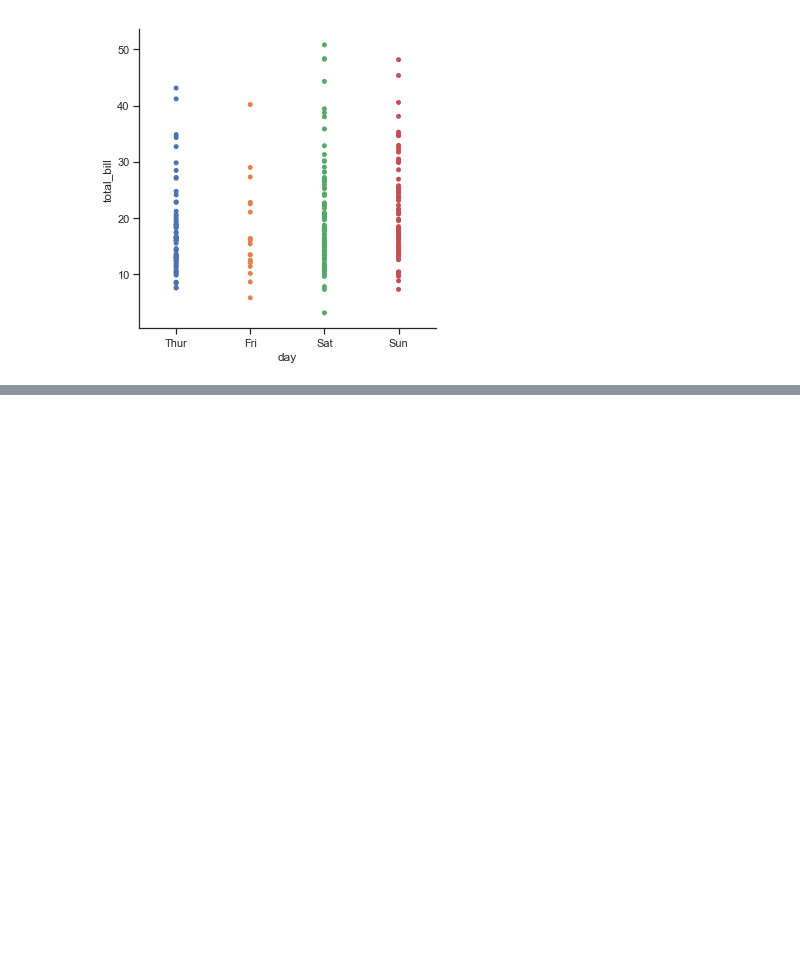
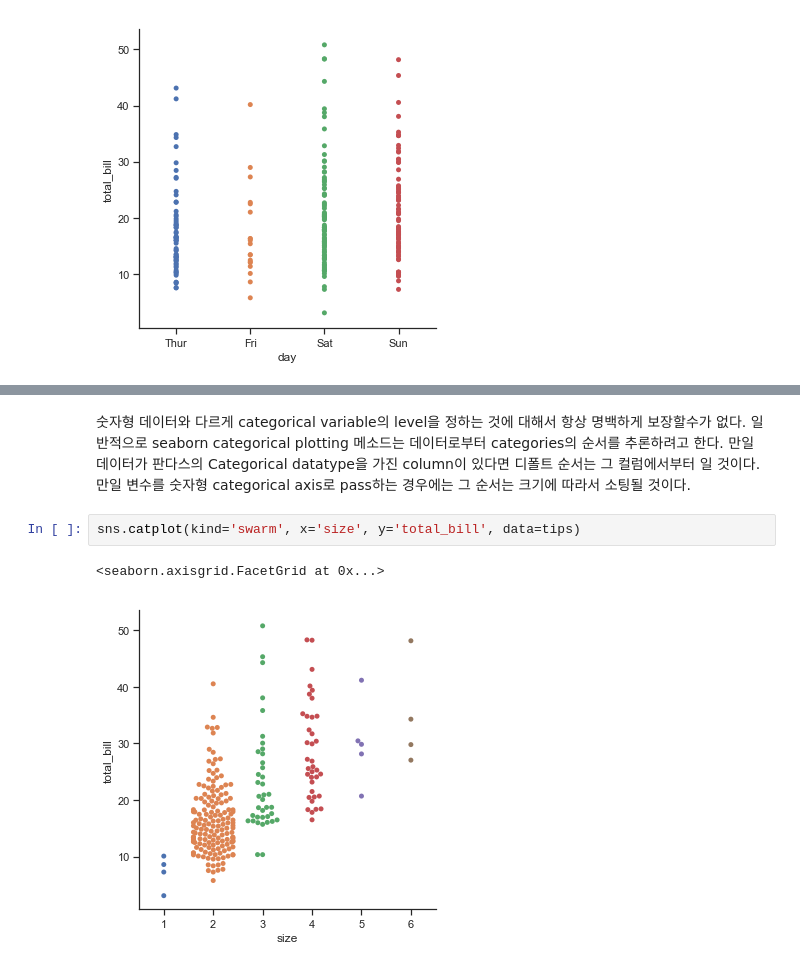
Before and after one commit to amzojh/kaggle, a Jupyter notebook: datavisualization_tutorial/Plotting_with_categrical_data.ipynb, the cells around one changed output, grey strips where cells are left out. Drawn from its saved outputs; the diff is of its cells as text; blank space fills up the shorter version.

```diff
--- a/datavisualization_tutorial/Plotting_with_categrical_data.ipynb
+++ b/datavisualization_tutorial/Plotting_with_categrical_data.ipynb
@@ -66,0 +79,7 @@ sns.catplot(kind='strip', x='day', y='total_bill', jitter=False, data=tips)
+# %% [markdown]
+숫자형 데이터와 다르게 categorical variable의 level을 정하는 것에 대해서 항상 명백하게 보장할수가 없다. 일반적으로 seaborn categorical plotting 메소드는 데이터로부터 categories의 순서를 추론하려고 한다. 만일 데이터가 판다스의 Categorical datatype을 가진 column이 있다면 디폴트 순서는 그 컬럼에서부터 일 것이다.만일 변수를 숫자형 categorical axis로 pass하는 경우에는 그 순서는 크기에 따라서 소팅될 것이다.
+# %%
+sns.catplot(kind='swarm', x='size', y='total_bill', data=tips)
+# %% [output]
+<seaborn.axisgrid.FacetGrid at 0x...>
+[figure, added]
```
Also changed, not shown: parts of 49 cells of this notebook.
